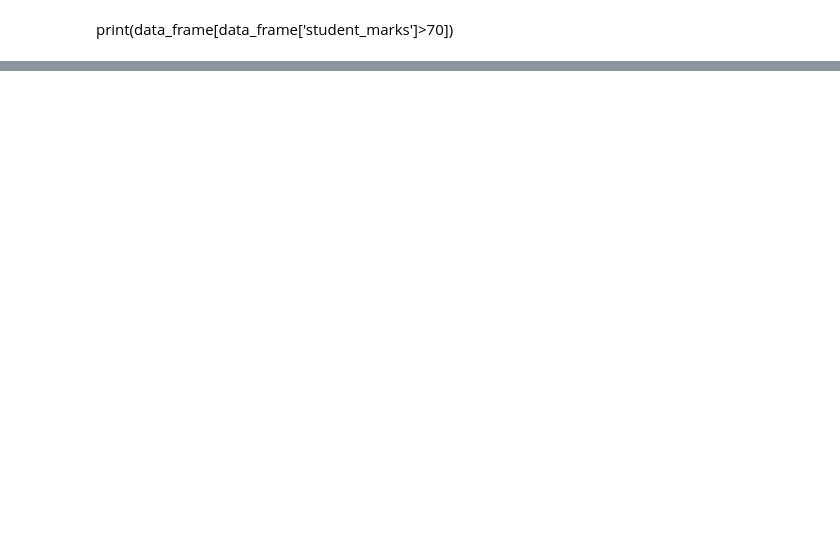
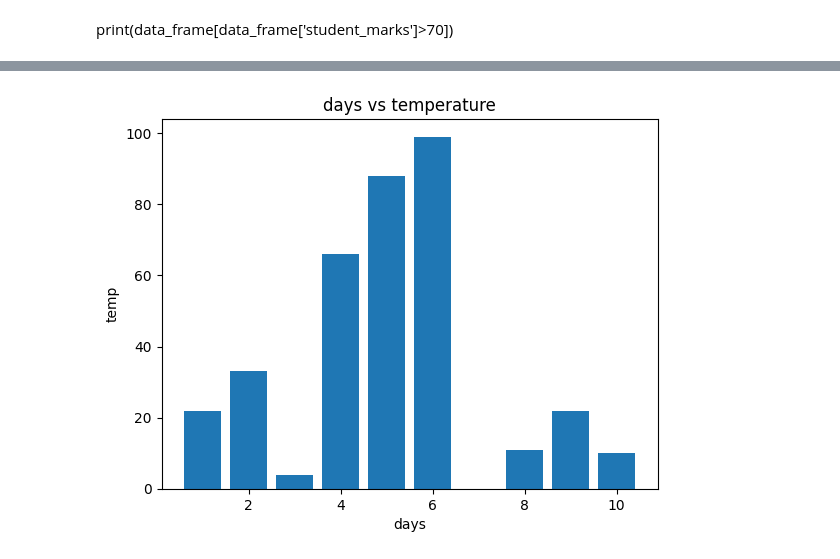
Before and after one commit to venkateshthota123/project, a Jupyter notebook: data_science.ipynb, the cells around one changed output, grey strips where cells are left out. Cells and saved outputs as stored; diff of their text form; code cells hidden in the pictures; blank space fills up the shorter version.

```diff
--- a/data_science.ipynb
+++ b/data_science.ipynb
@@ -320,0 +348,8 @@ df.sort_values(by=['student_name'])
+# %%
+plt.bar(days,arr)
+plt.title("days vs temperature")
+plt.ylabel("temp")
+plt.xlabel("days")
+plt.show()
+# %% [output]
+[figure, added]
```
Also changed, not shown: parts of 20 cells of this notebook.
